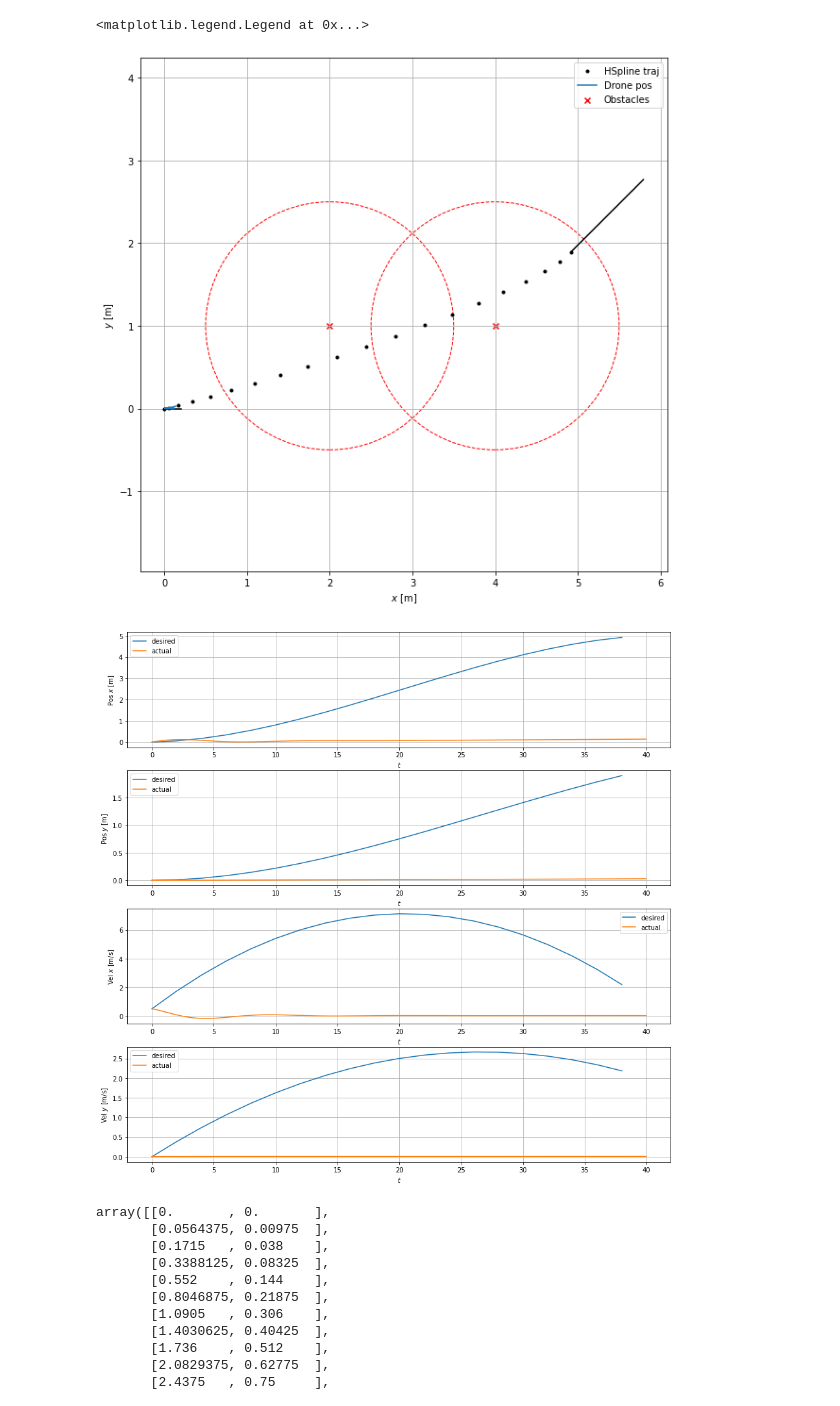
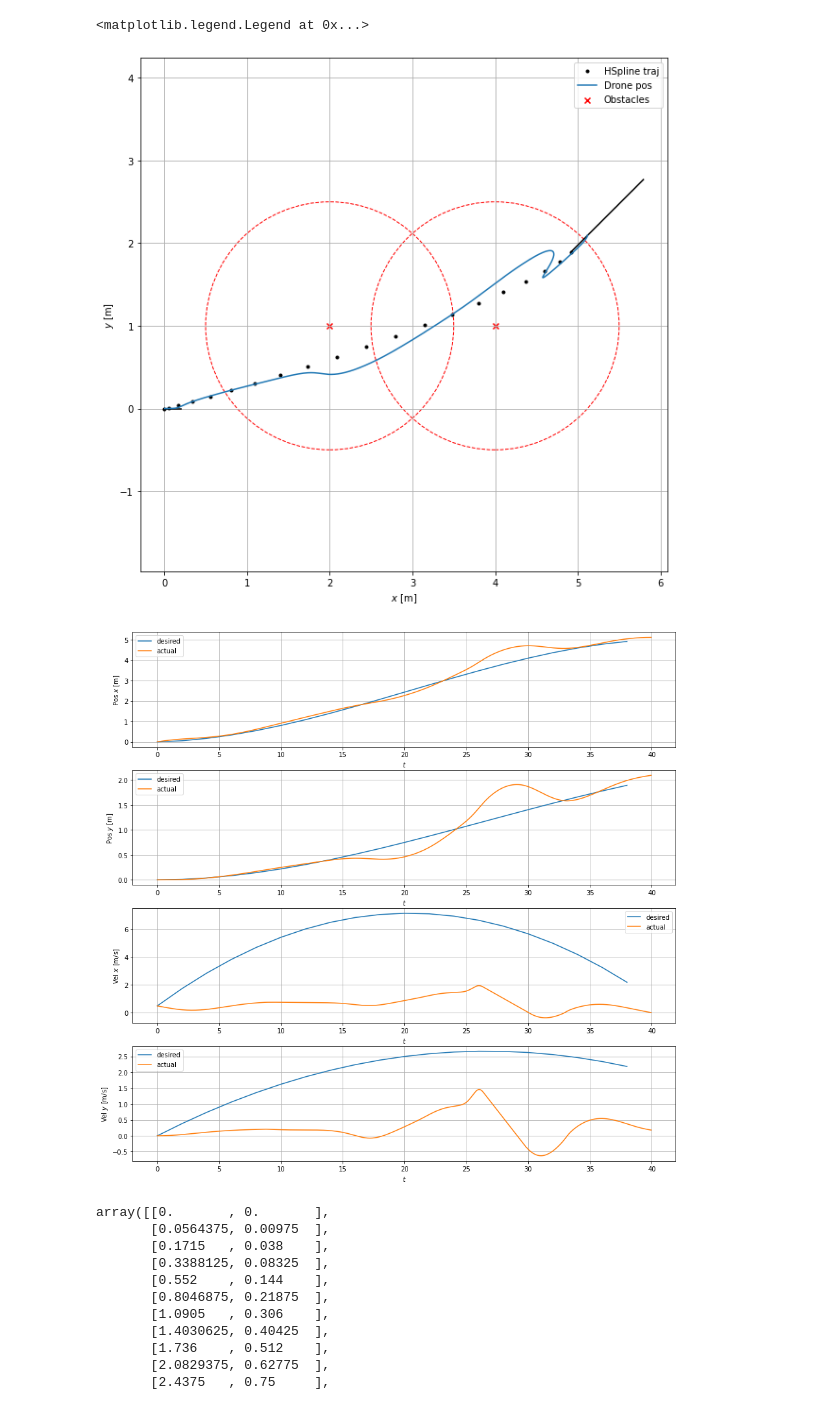
Before and after one commit to 3zuli/drone_trajectory_notebooks, a Jupyter notebook: hermite_new.ipynb, the cells around one changed output. Cells and saved outputs as stored; diff of their text form; code cells hidden in the pictures.

```diff
--- a/hermite_new.ipynb
+++ b/hermite_new.ipynb
@@ -157,6 +157,15 @@ class Drone():
         vel_error_normalized = -vel_error / (np.linalg.norm(vel_error) + 1e-6)
         # Circular field obstacle acceleration
         accel = self.obstacle_gain * np.cross(direction, vel_error_normalized) / np.linalg.norm(distance)**2
+#         print(self.obstacle_gain)
+#         print(direction)
+#         print(vel_error_normalized)
+#         print(np.cross(direction, vel_error_normalized))
+#         b = np.cross(direction, vel_error_normalized) / np.linalg.norm(distance)**2
+#         print(b)
+#         accel = self.obstacle_gain * np.cross(direction, b)
+#         print(accel)
+        # accel = obstacle_gain * np.cross(b, direction) #nope
         return accel
 
     def simulate(self):
@@ -209,7 +218,7 @@ obstacles = np.array([
 r_obstacle = 1.5 # Obstacle avoidance radius
 
 hs = HermiteSpline(origin, origin_vel, dest, dest_vel, dt)
-drone = Drone(origin, origin_vel, hst, obstacles, sim_duration, dt,
+drone = Drone(origin, origin_vel, hs, obstacles, sim_duration, dt,
               setpoint_gain=5.0, velocity_gain=2.0, obstacle_gain=1.0,
               max_vel=5.0, max_accel=2.5,
               r_obstacle=r_obstacle)
@@ -254,35 +263,35 @@ plt.legend()
 
 plt.subplot(412)
 plt.grid(True)
 plt.plot(hs_t_plot, hs.x[:, 1], label='desired')
 plt.plot(drone.t, drone.x[:, 1], label='actual')
 plt.xlabel('$t$')
 plt.ylabel('Pos $y$ [m]')
 plt.legend()
 
 plt.subplot(413)
 plt.grid(True)
 plt.plot(hs_t_plot, hs.v[:, 0], label='desired')
 plt.plot(drone.t, drone.v[:, 0], label='actual')
 plt.xlabel('$t$')
 plt.ylabel('Vel $x$ [m/s]')
 plt.legend()
 
 plt.subplot(414)
 plt.grid(True)
 plt.plot(hs_t_plot, hs.v[:, 1], label='desired')
 plt.plot(drone.t, drone.v[:, 1], label='actual')
 plt.xlabel('$t$')
 plt.ylabel('Vel $y$ [m/s]')
 plt.legend()
 # %% [output]
 0: origin=[0 0], origin_vel=[0.5 0. ], dest=[5 2], dest_vel=[1 2], duration=20, dt=0.01 0
 1: origin=[5 2], origin_vel=[1 2], dest=[2 4], dest_vel=[-0.5  0. ], duration=20, dt=0.01 20
 (20,) (20, 2) (20, 2)
 (800,) (800, 2) (800, 2)
 <matplotlib.legend.Legend at 0x...>
-[figure, old version]
+[figure, new version]
-[figure, old version]
+[figure, new version]
 # %%
 hs.x
 # %% [output]
```
Also changed, not shown: parts of 1 cell of this notebook.
